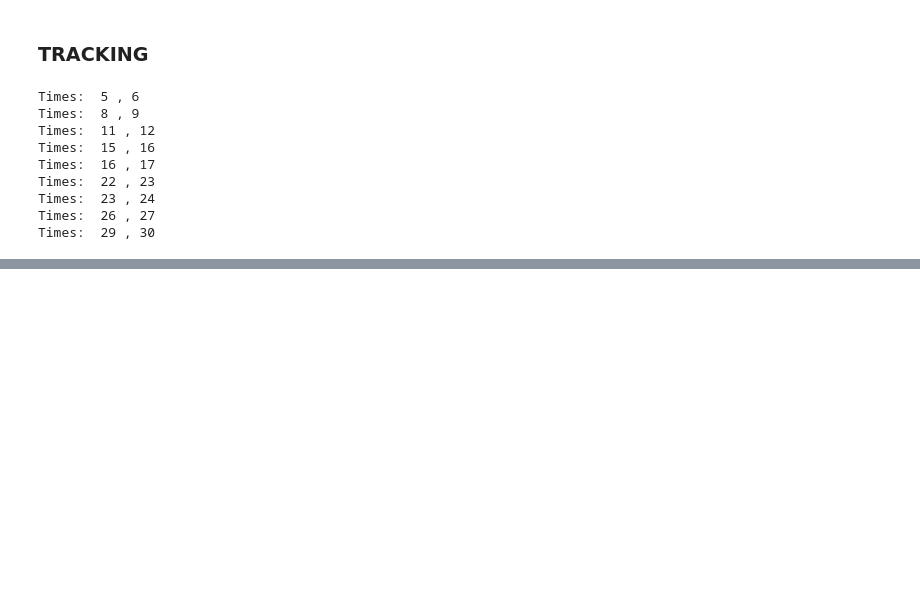
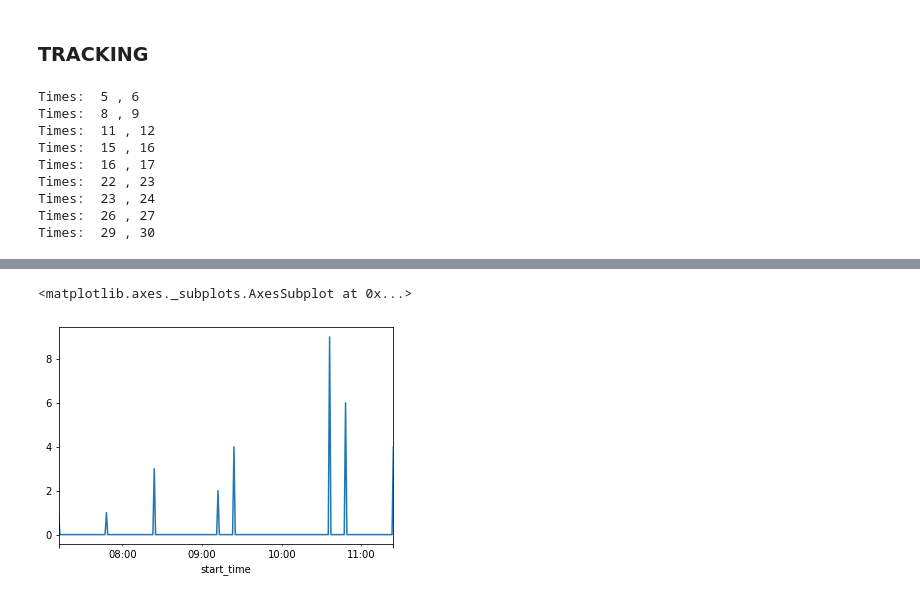
Before and after one commit to helvecioneto/CAP-359, a Jupyter notebook: 01-EDA.ipynb, the cells around one changed output, grey strips where cells are left out. Drawn from its saved outputs; the diff is of its cells as text; code cells hidden in the pictures; blank space fills up the shorter version.

```diff
--- a/01-EDA.ipynb
+++ b/01-EDA.ipynb
@@ -485,18 +485,40 @@ def tracking(t0,t1):
     end_times = []
     polys1 = []
     polys2 = []
+    id1 = []
+    id2 = []
+    time1 = []
+    time2 = []
+    arre = []
+    id_clut = 0
 
     for i, row in t0.iterrows():
         for i2, row2 in t1.iterrows():
+            ## If overlaps append start and end times
             if(row.geometry.overlaps(row2.geometry)):
+                time1.append(row.time)
+                time2.append(row2.time)
+                id1.append(row.id_cluster)
+                id2.append(row2.id_cluster)
                 start_times.append(i)
                 end_times.append(i2)
                 polys1.append(row.geometry)
                 polys2.append(row2.geometry)
+
     track['start_time'] = start_times
     track['end_time'] = end_times
     track['geom1'] = polys1
     track['geom2'] = polys2
+    track['id1'] = id1
+    track['id2'] = id2
+    track['time1'] = time1
+    track['time2'] = time2
+    track[['id1','id2','time1','time2']] = track[['id1','id2','time1','time2']].astype(int)
+
+    for i, row in track.iterrows():
+        arre.append(row.geom1.intersection(row.geom2).area)
+
+    track['int_area'] = arre
 
     center1 = []
     center2 = []
@@ -511,6 +533,9 @@ def tracking(t0,t1):
     track['geometry'] = [LineString(xy) for xy in zip(track.t1,track.t2)]
     track = track.drop(['geom1','geom2','t1','t2'], axis = 1)
     track[['start_time','end_time']] = track[['start_time','end_time']].astype(str)
+    track['dist'] = track.geometry.length
+    track['vel'] = track.dist/0.2
+    track['clusters'] =
 
     return track
 # %%
@@ -633,0 +639,6 @@ plt.show()
+# %%
+NCluster = track.resample('min').count()
+NCluster.geometry.plot()
+# %% [output]
+<matplotlib.axes._subplots.AxesSubplot at 0x...>
+[figure, added]
```
Also changed, not shown: parts of 19 cells of this notebook.
